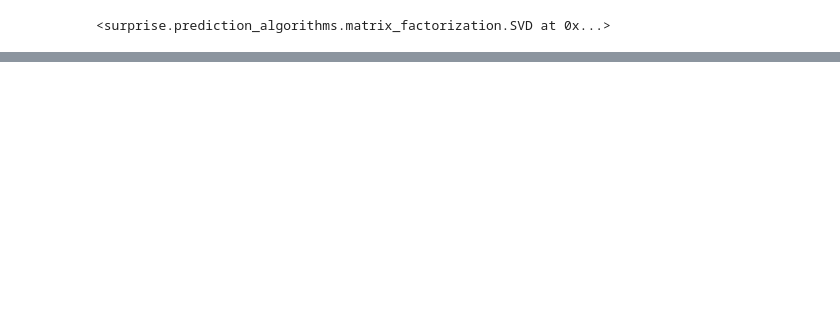
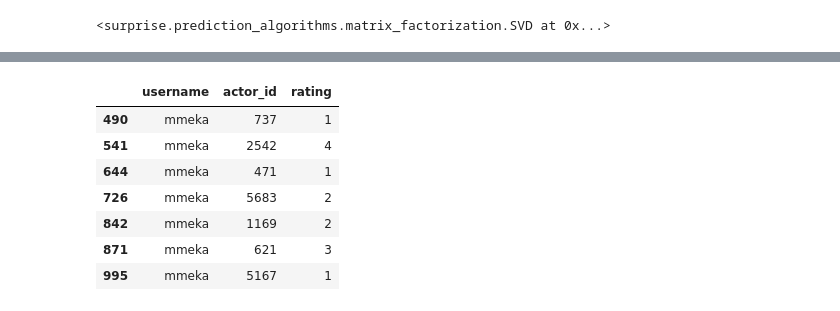
Before and after one commit to python-data-science-2026/Movie-Recommendation-System, a Jupyter notebook: notebooks/Movies_Processing.ipynb, the cells around one changed output, grey strips where cells are left out. Cells and saved outputs as stored; diff of their text form; code cells hidden in the pictures; blank space fills up the shorter version.

```diff
--- a/notebooks/Movies_Processing.ipynb
+++ b/notebooks/Movies_Processing.ipynb
@@ -421,0 +470,11 @@ array([-2.10169025, -1.57050692, -1.28803641, -0.41478431,  0.06330028,
+# %%
+user_actors_df.loc[user_actors_df['username']=='mmeka']
+# %% [output]
+|  | username | actor_id | rating |
+| 490 | mmeka | 737 | 1 |
+| 541 | mmeka | 2542 | 4 |
+| 644 | mmeka | 471 | 1 |
+| 726 | mmeka | 5683 | 2 |
+| 842 | mmeka | 1169 | 2 |
+| 871 | mmeka | 621 | 3 |
+| 995 | mmeka | 5167 | 1 |
```
Also changed, not shown: parts of 22 cells of this notebook, 5 other files.
